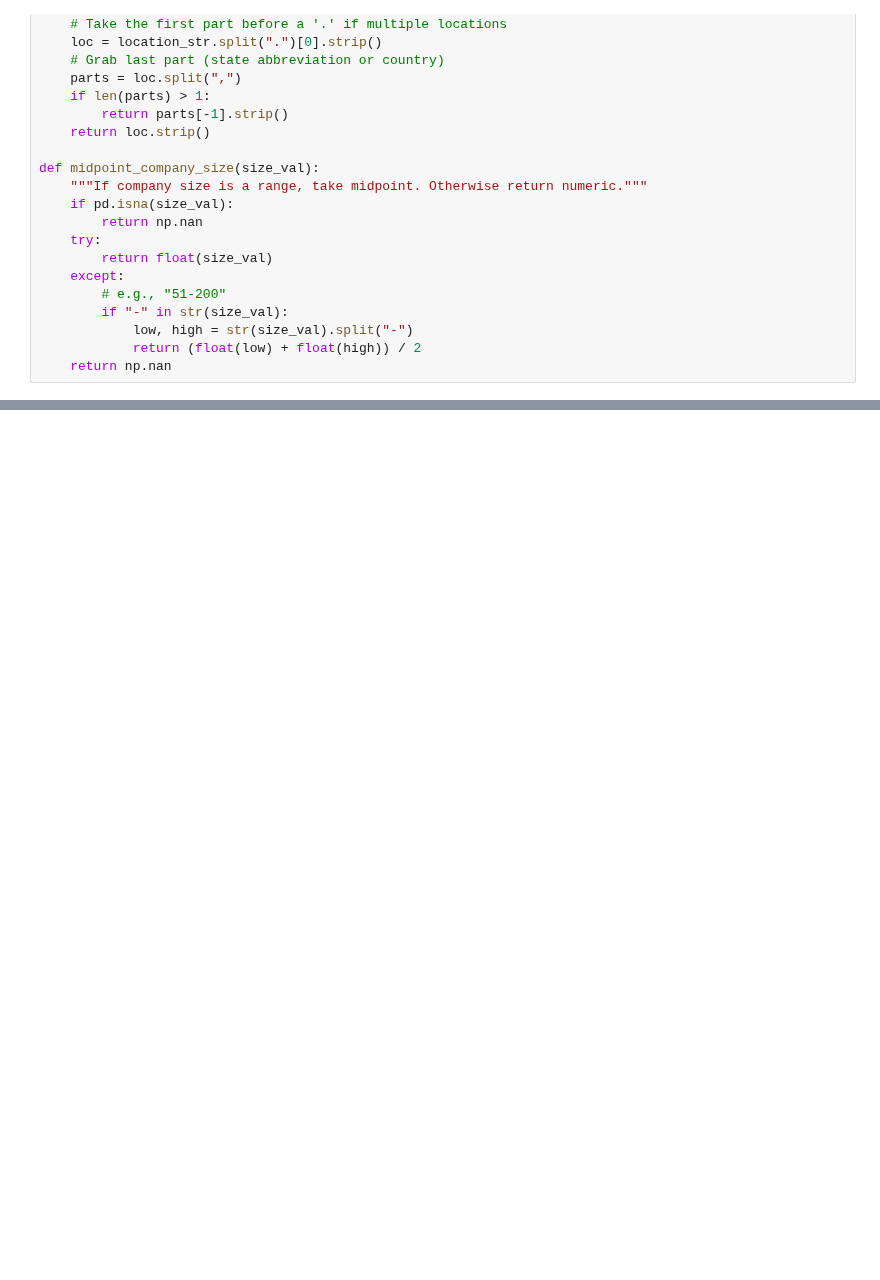
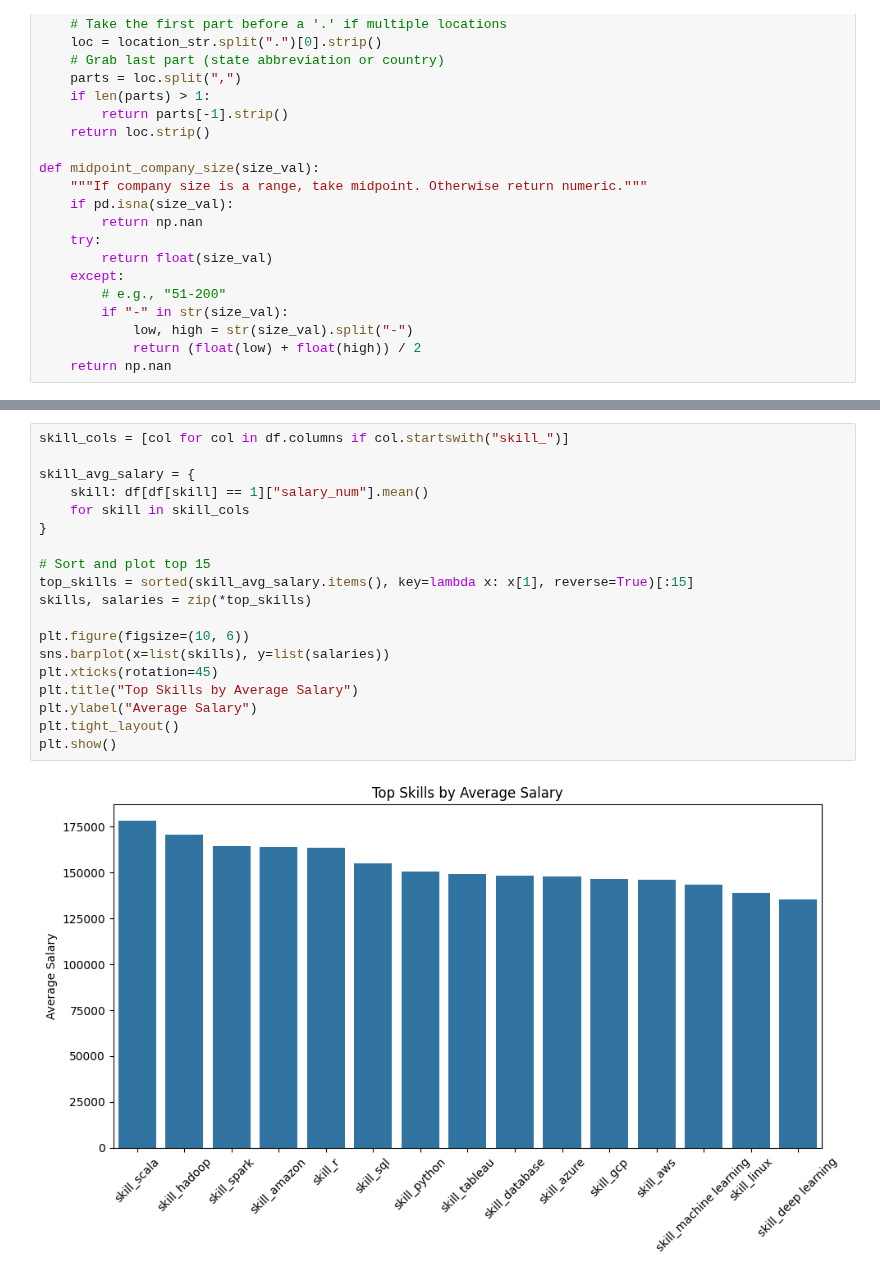
Before and after one commit to IanTaiAhn/econ6550, a Jupyter notebook: colab_assignments/Google_Colab_Assignment_8.ipynb, the cells around one changed output, grey strips where cells are left out. Drawn from its saved outputs; the diff is of its cells as text; blank space fills up the shorter version.

```diff
--- a/colab_assignments/Google_Colab_Assignment_8.ipynb
+++ b/colab_assignments/Google_Colab_Assignment_8.ipynb
@@ -265,0 +302,21 @@ Model trained without NaNs 🚀
+# %%
+skill_cols = [col for col in df.columns if col.startswith("skill_")]
+
+skill_avg_salary = {
+    skill: df[df[skill] == 1]["salary_num"].mean()
+    for skill in skill_cols
+}
+
+# Sort and plot top 15
+top_skills = sorted(skill_avg_salary.items(), key=lambda x: x[1], reverse=True)[:15]
+skills, salaries = zip(*top_skills)
+
+plt.figure(figsize=(10, 6))
+sns.barplot(x=list(skills), y=list(salaries))
+plt.xticks(rotation=45)
+plt.title("Top Skills by Average Salary")
+plt.ylabel("Average Salary")
+plt.tight_layout()
+plt.show()
+# %% [output]
+[figure, added]
```
Also changed, not shown: parts of 15 cells of this notebook.
